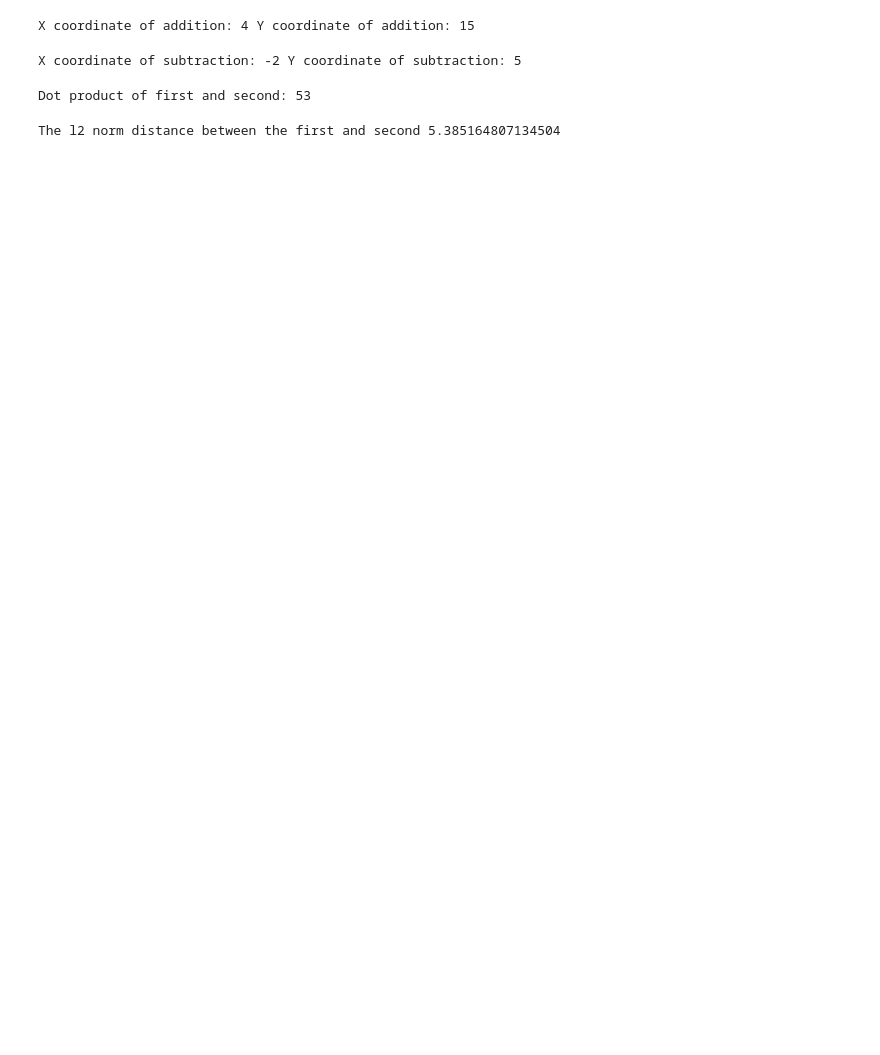
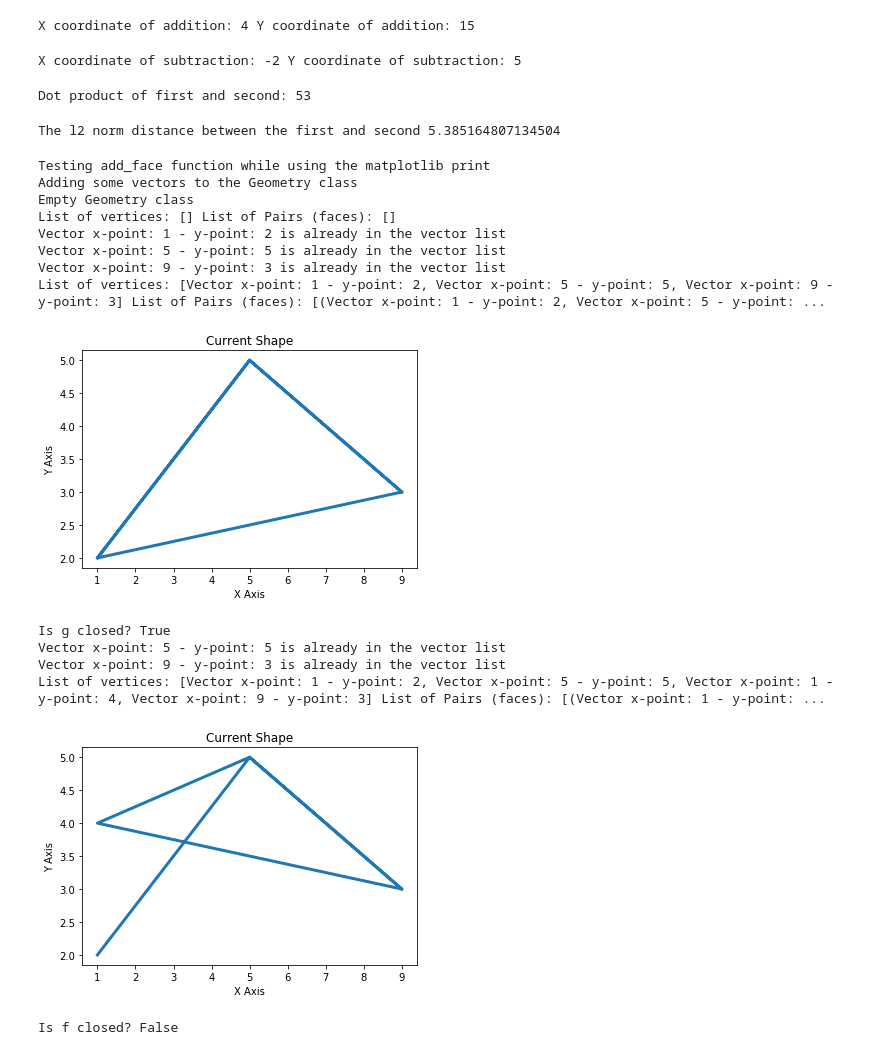
Before and after one commit to spa542/COSC311, a Jupyter notebook: Lab2/Lab2.ipynb, the cells around one changed output. Cells and saved outputs as stored; diff of their text form; code cells hidden in the pictures; blank space fills up the shorter version.

Commit message:
Almost done, need more testing and another algorithm implemented

```diff
--- a/Lab2/Lab2.ipynb
+++ b/Lab2/Lab2.ipynb
@@ -55,8 +73,3 @@ distance = first.distance_between(second)
 print(f"The l2 norm distance between the first and second {distance}")
 # %% [output]
 The l2 norm distance between the first and second 5.385164807134504
-# %%
-class Geometry:
-    def __init__(self, vertices: List[Vector], pair_vertices: List[Tuple[Vector]]):
-        self.vertices = vertices
-        self.pair_vertices = pair_vertices
@@ -62,0 +142,35 @@ class Geometry:
+# %%
+print("Testing add_face function while using the matplotlib print")
+print("Adding some vectors to the Geometry class")
+g = Geometry([], [])
+print("Empty Geometry class")
+print(g)
+g.add_face(Vector(1,2), Vector(5,5))
+g.add_face(Vector(1,2), Vector(9,3))
+g.add_face(Vector(5,5), Vector(9,3))
+print(g)
+g.draw()
+print(f"Is g closed? {g.is_closed()}")
+f = Geometry([], [])
+f.add_face(Vector(1,2), Vector(5,5))
+f.add_face(Vector(1,4), Vector(9,3))
+f.add_face(Vector(5,5), Vector(9,3))
+print(f)
+f.draw()
+print(f"Is f closed? {f.is_closed()}")
+# %% [output]
+Testing add_face function while using the matplotlib print
+Adding some vectors to the Geometry class
+Empty Geometry class
+List of vertices: [] List of Pairs (faces): []
+Vector x-point: 1 - y-point: 2 is already in the vector list
+Vector x-point: 5 - y-point: 5 is already in the vector list
+Vector x-point: 9 - y-point: 3 is already in the vector list
+List of vertices: [Vector x-point: 1 - y-point: 2, Vector x-point: 5 - y-point: 5, Vector x-point: 9 - y-point: 3] List of Pairs (faces): [(Vector x-point: 1 - y-point: 2, Vector x-point: 5 - y-point: ...
+[figure, added]
+Is g closed? True
+Vector x-point: 5 - y-point: 5 is already in the vector list
+Vector x-point: 9 - y-point: 3 is already in the vector list
+List of vertices: [Vector x-point: 1 - y-point: 2, Vector x-point: 5 - y-point: 5, Vector x-point: 1 - y-point: 4, Vector x-point: 9 - y-point: 3] List of Pairs (faces): [(Vector x-point: 1 - y-point: ...
+[figure, added]
+Is f closed? False
```
Also changed, not shown: parts of 3 cells of this notebook.
